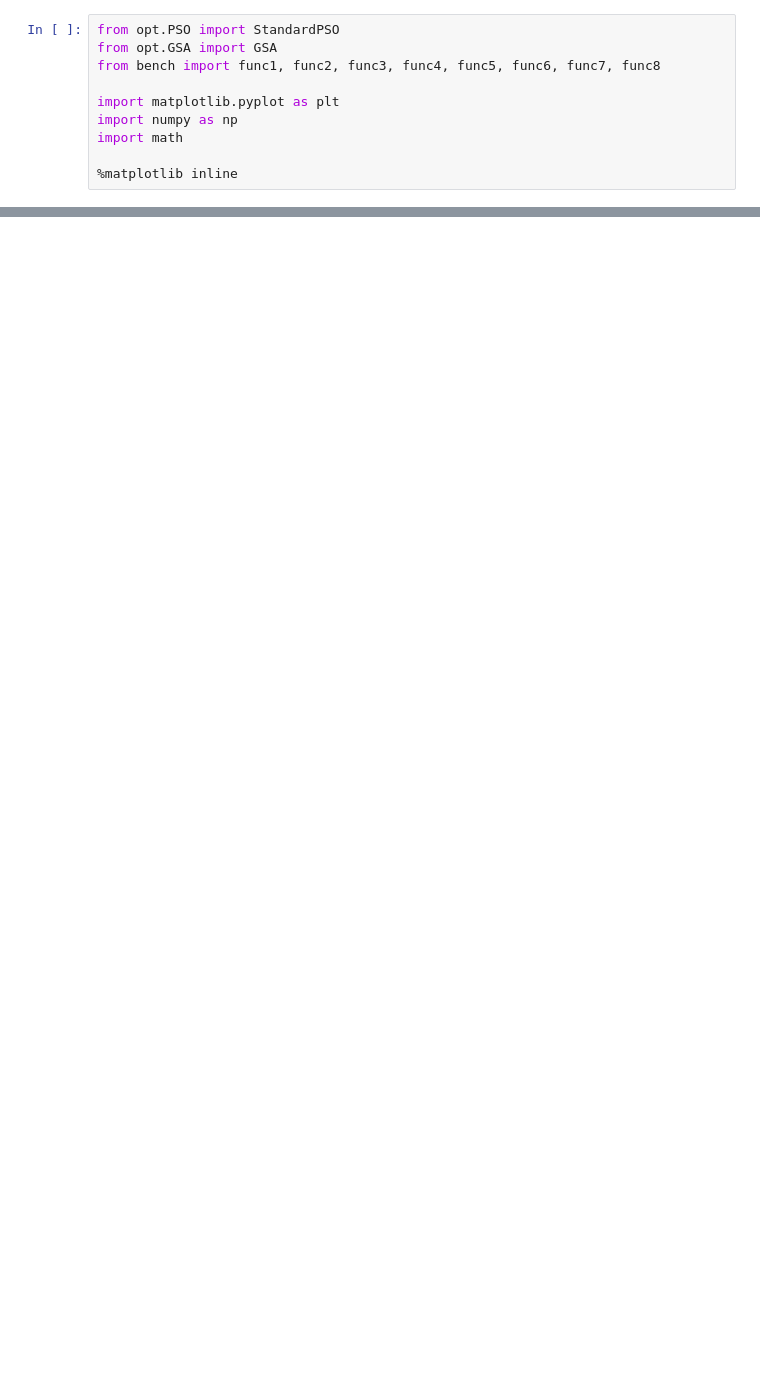
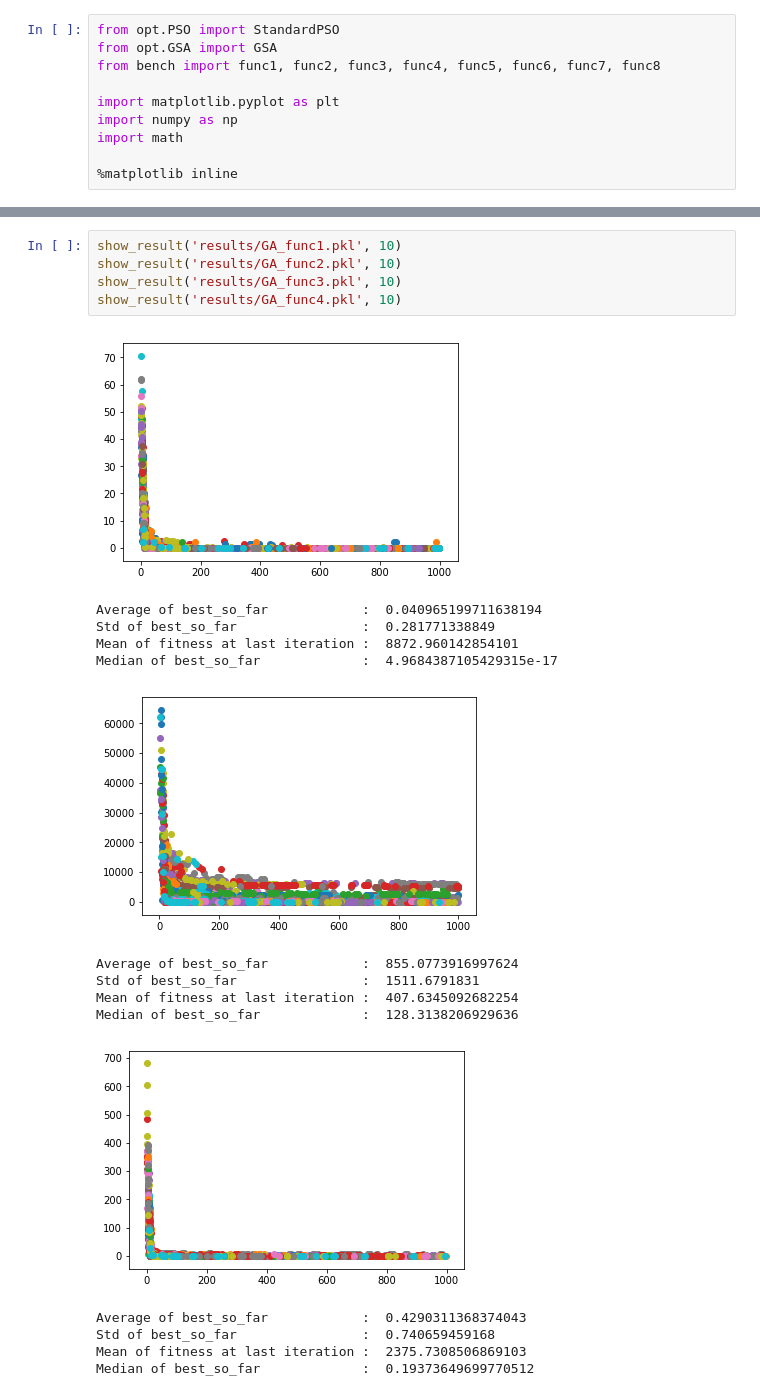
Before and after one commit to st9007a/optimizer, a Jupyter notebook: plot.ipynb, the cells around one changed output, grey strips where cells are left out. Saved outputs shown, nothing was run; the diff lists cells and outputs as text; blank space fills up the shorter version.

```diff
--- a/plot.ipynb
+++ b/plot.ipynb
@@ -142,0 +162,21 @@ Mean of fitness at last iteration :  8621.722353771327
+# %%
+show_result('results/GA_func1.pkl', 10)
+show_result('results/GA_func2.pkl', 10)
+show_result('results/GA_func3.pkl', 10)
+show_result('results/GA_func4.pkl', 10)
+# %% [output]
+[figure, added]
+Average of best_so_far            :  0.040965199711638194
+Std of best_so_far                :  0.281771338849
+Mean of fitness at last iteration :  8872.960142854101
+Median of best_so_far             :  4.9684387105429315e-17
+[figure, added]
+Average of best_so_far            :  855.0773916997624
+Std of best_so_far                :  1511.6791831
+Mean of fitness at last iteration :  407.6345092682254
+Median of best_so_far             :  128.3138206929636
+[figure, added]
+Average of best_so_far            :  0.4290311368374043
+Std of best_so_far                :  0.740659459168
+Mean of fitness at last iteration :  2375.7308506869103
+Median of best_so_far             :  0.19373649699770512
```
Also changed, not shown: parts of 7 cells of this notebook, 1 other file.
